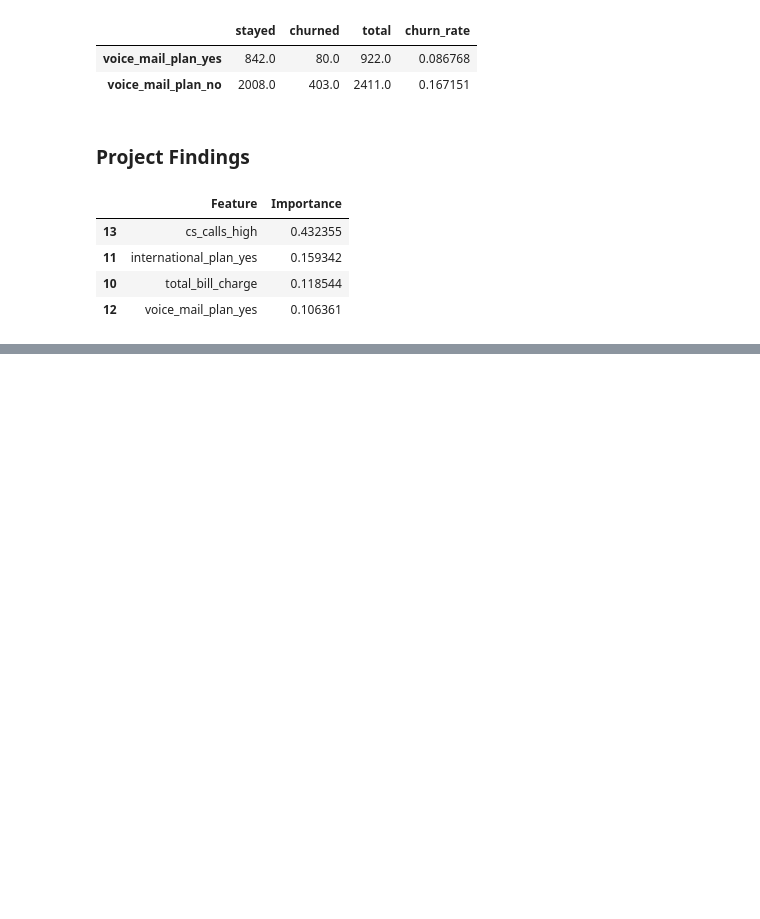
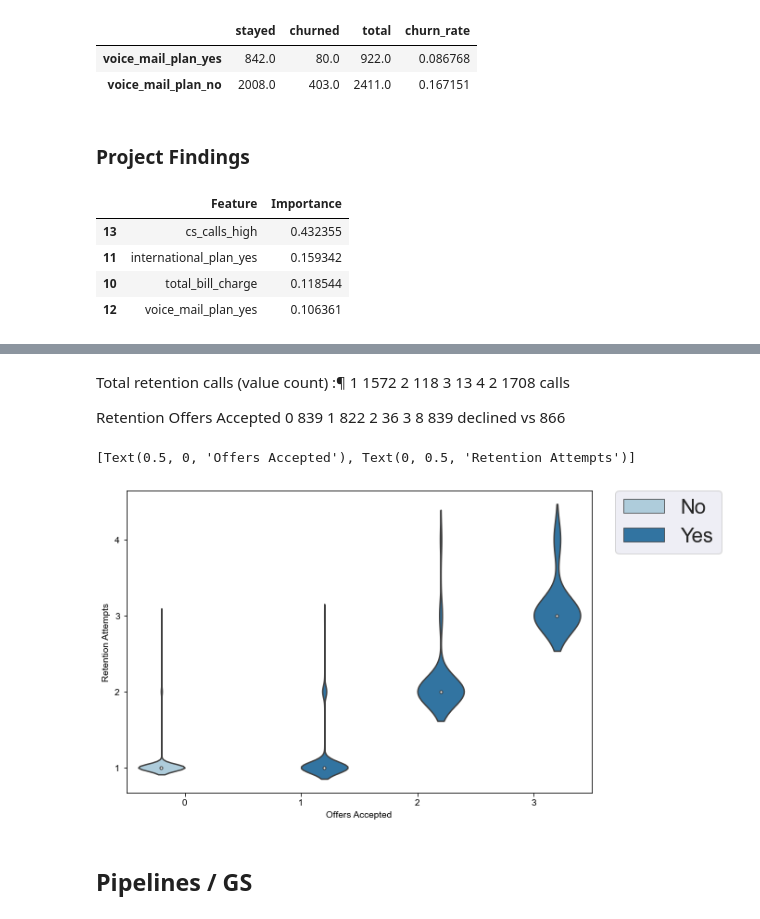
Before and after one commit to Dmoreir1/DSC-Flatiron-Project3, a Jupyter notebook: main-project-notebook.ipynb, the cells around one changed output, grey strips where cells are left out. Saved outputs shown, nothing was run; the diff lists cells and outputs as text; code cells hidden in the pictures; blank space fills up the shorter version.

```diff
--- a/main-project-notebook.ipynb
+++ b/main-project-notebook.ipynb
@@ -949,0 +973,12 @@ feature_importance_df[:4]
+# %%
+sns.set(rc={'figure.figsize':(9,6)})
+sns.countplot(x ='churn', data = df, ).set(title='Churned (t/f)')
+# %%
+#Competitor ('outside') data to be used for business recommendations
+# Only used columns that were relevant and comparable to prior data set
+orig_data2 = pd.read_csv('data/cell2celltrain.csv', usecols = ['Churn', 'MonthlyRevenue', 'MonthlyMinutes', 'TotalRecurringCharge', 'OverageMinutes', 'CustomerCareCalls', 'MonthsInService', 'MadeCallToRetentionTeam', 'RetentionCalls', 'RetentionOffersAccepted', 'AgeHH1', 'AgeHH2']).dropna()
+df = orig_data2.copy()
+df['Churn Status'] = np.where(df['Churn']== 'Yes', 'Churn', 'Retained')
+dfc = df[df['Churn']== 'Yes']
+dfc['churn'] = np.where(dfc['Churn']== 'Yes', True, False)
+dfc['Churn Status'] = np.where(dfc['churn']== True, 'Churn', 'Retained')
@@ -949,0 +996,5 @@ feature_importance_df[:4]
+# %%
+# DF of only customers that received retention calls
+df_ret = df[df['RetentionCalls'] > 0]
+df_ret['Successful Retention'] = np.where(df_ret['RetentionOffersAccepted']>0, 'Yes', 'No')
+df_ret['RetentionOffersAccepted'].value_counts()
@@ -949,0 +1012,16 @@ feature_importance_df[:4]
+# %% [markdown]
+Total retention calls (value count) :¶
+1 1572 2 118 3 13 4 2 1708 calls
+
+Retention Offers Accepted
+0 839 1 822 2 36 3 8 839 declined vs 866
+# %%
+# Plot to show the success of save attempts; save/retention calls made to customers and offers accepted
+fig, ax = plt.subplots(figsize = (9,6))
+sns.violinplot(data=df_ret, x="RetentionOffersAccepted", y="RetentionCalls", hue="Successful Retention", scale = "width", palette = 'Paired')
+sns.set(font_scale=2)
+plt.legend(bbox_to_anchor=(1.05, 1), loc=2, borderaxespad=0.)
+ax.set(xlabel='Offers Accepted', ylabel='Retention Attempts')
+# %% [output]
+[Text(0.5, 0, 'Offers Accepted'), Text(0, 0.5, 'Retention Attempts')]
+[figure, added]
@@ -949,0 +1045,2 @@ feature_importance_df[:4]
+# %% [markdown]
+## Pipelines / GS
```
Also changed, not shown: parts of 34 cells of this notebook, 1 other file.
